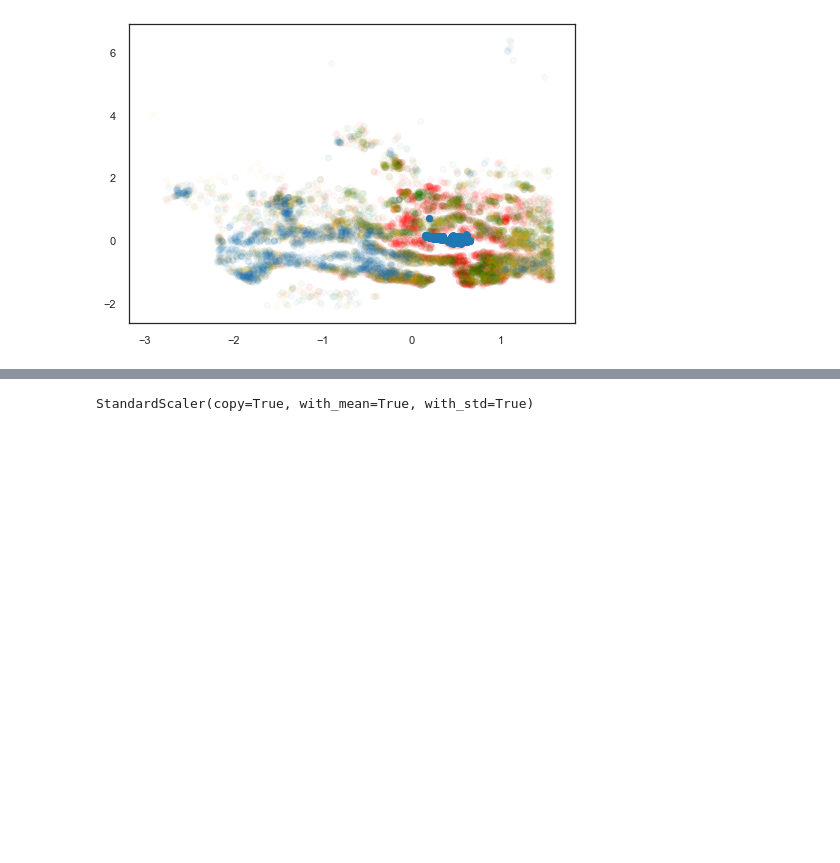
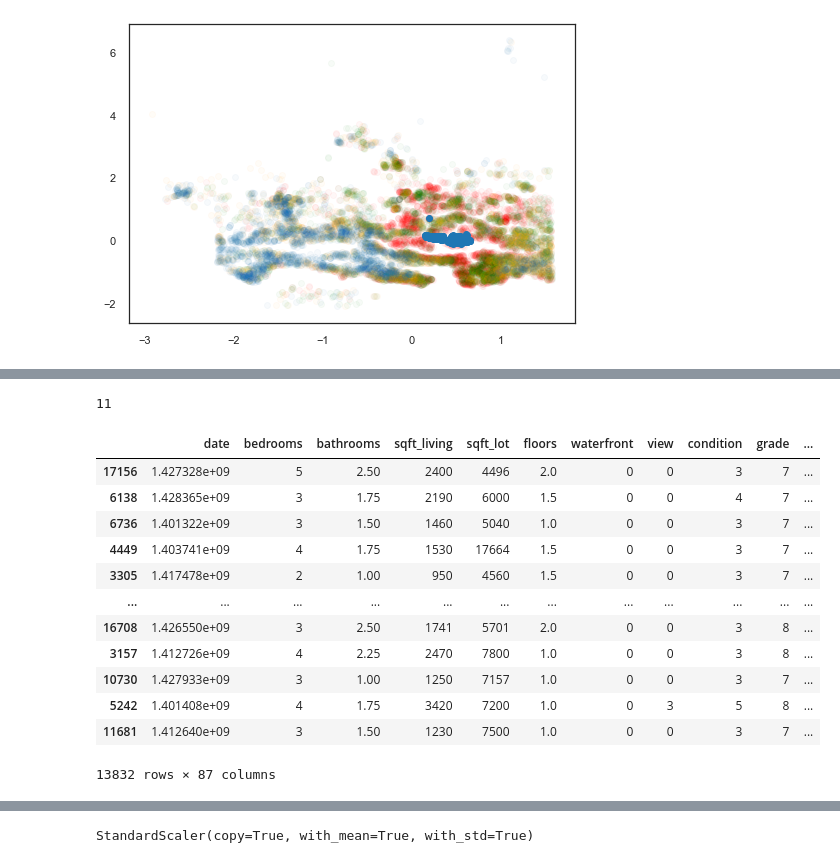
Before and after one commit to Sonora27/Kc_house_bakeoff, a Jupyter notebook: kc_cleaning_Joe.ipynb, the cells around one changed output, grey strips where cells are left out. Cells and saved outputs as stored; diff of their text form; code cells hidden in the pictures; blank space fills up the shorter version.

```diff
--- a/kc_cleaning_Joe.ipynb
+++ b/kc_cleaning_Joe.ipynb
@@ -201,0 +261,20 @@ plt.scatter(azip["lat"],azip["long"],color="tab:blue",alpha=1)
+# %%
+x_train.bedrooms.isin([0]).sum()
+# %% [output]
+11
+# %%
+x_train
+# %% [output]
+|  | date | bedrooms | bathrooms | sqft_living | sqft_lot | floors | waterfront | view | condition | grade | ... |
+| 17156 | 1.427328e+09 | 5 | 2.50 | 2400 | 4496 | 2.0 | 0 | 0 | 3 | 7 | ... |
+| 6138 | 1.428365e+09 | 3 | 1.75 | 2190 | 6000 | 1.5 | 0 | 0 | 4 | 7 | ... |
+| 6736 | 1.401322e+09 | 3 | 1.50 | 1460 | 5040 | 1.0 | 0 | 0 | 3 | 7 | ... |
+| 4449 | 1.403741e+09 | 4 | 1.75 | 1530 | 17664 | 1.5 | 0 | 0 | 3 | 7 | ... |
+| 3305 | 1.417478e+09 | 2 | 1.00 | 950 | 4560 | 1.5 | 0 | 0 | 3 | 7 | ... |
+| ... | ... | ... | ... | ... | ... | ... | ... | ... | ... | ... | ... |
+| 16708 | 1.426550e+09 | 3 | 2.50 | 1741 | 5701 | 2.0 | 0 | 0 | 3 | 8 | ... |
+| 3157 | 1.412726e+09 | 4 | 2.25 | 2470 | 7800 | 1.0 | 0 | 0 | 3 | 8 | ... |
+| 10730 | 1.427933e+09 | 3 | 1.00 | 1250 | 7157 | 1.0 | 0 | 0 | 3 | 7 | ... |
+| 5242 | 1.401408e+09 | 4 | 1.75 | 3420 | 7200 | 1.0 | 0 | 3 | 5 | 8 | ... |
+| 11681 | 1.412640e+09 | 3 | 1.50 | 1230 | 7500 | 1.0 | 0 | 0 | 3 | 7 | ... |
+13832 rows × 87 columns
```
Also changed, not shown: parts of 25 cells of this notebook.
